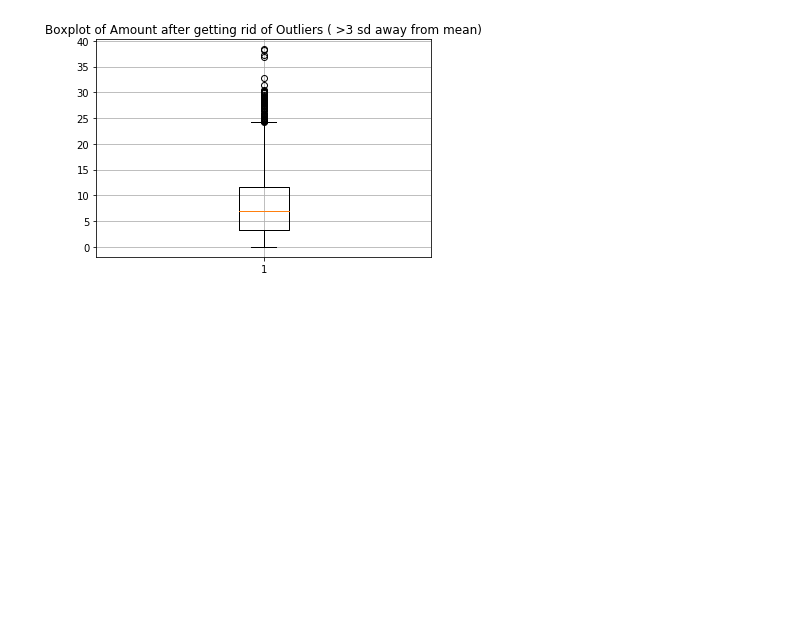
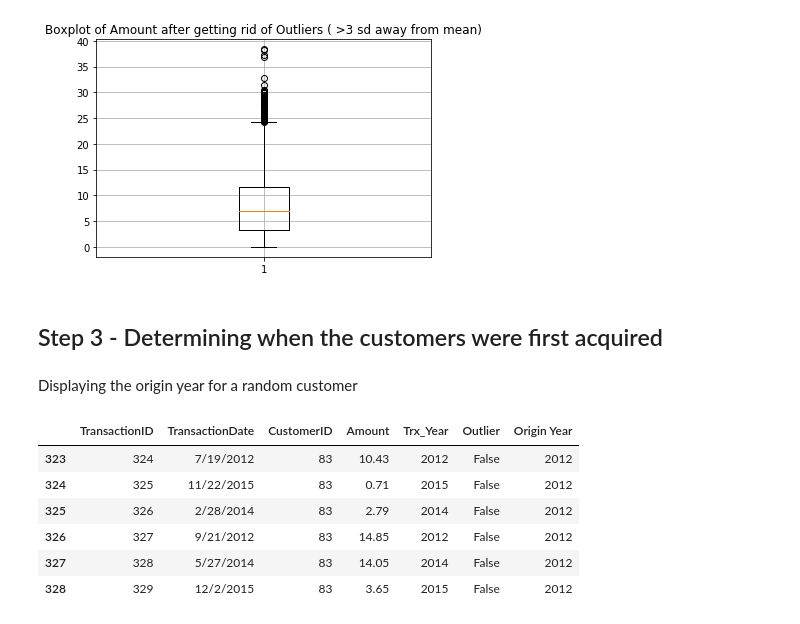
Before and after one commit to sparsh-tekriwal/Customer-Lifetime-Value, a Jupyter notebook: Customer Lifetime Value.ipynb, the cells around one changed output. Cells and saved outputs as stored; diff of their text form; code cells hidden in the pictures; blank space fills up the shorter version.

```diff
--- a/Customer Lifetime Value.ipynb
+++ b/Customer Lifetime Value.ipynb
@@ -164,3 +164,20 @@ plt.grid()
 plt.show()
 # %% [output]
 [figure]
+# %% [markdown]
+## Step 3 - Determining when the customers were first acquired
+# %%
+# Similar to a partition by function in SQL -- gets the minimum Trx_Year for each CustomerID
+df["Origin Year"] = df.groupby('CustomerID').Trx_Year.transform(np.min)
+# %% [markdown]
+Displaying the origin year for a random customer
+# %%
+df.loc[df["CustomerID"]==np.random.randint(100)]
+# %% [output]
+|  | TransactionID | TransactionDate | CustomerID | Amount | Trx_Year | Outlier | Origin Year |
+| 323 | 324 | 7/19/2012 | 83 | 10.43 | 2012 | False | 2012 |
+| 324 | 325 | 11/22/2015 | 83 | 0.71 | 2015 | False | 2012 |
+| 325 | 326 | 2/28/2014 | 83 | 2.79 | 2014 | False | 2012 |
+| 326 | 327 | 9/21/2012 | 83 | 14.85 | 2012 | False | 2012 |
+| 327 | 328 | 5/27/2014 | 83 | 14.05 | 2014 | False | 2012 |
+| 328 | 329 | 12/2/2015 | 83 | 3.65 | 2015 | False | 2012 |
```
Also changed, not shown: parts of 8 cells of this notebook.
